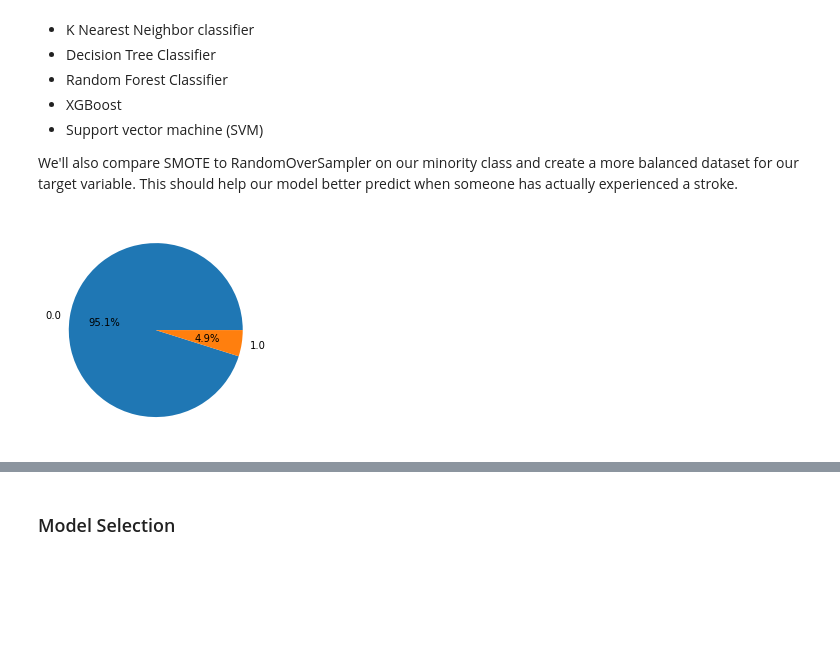
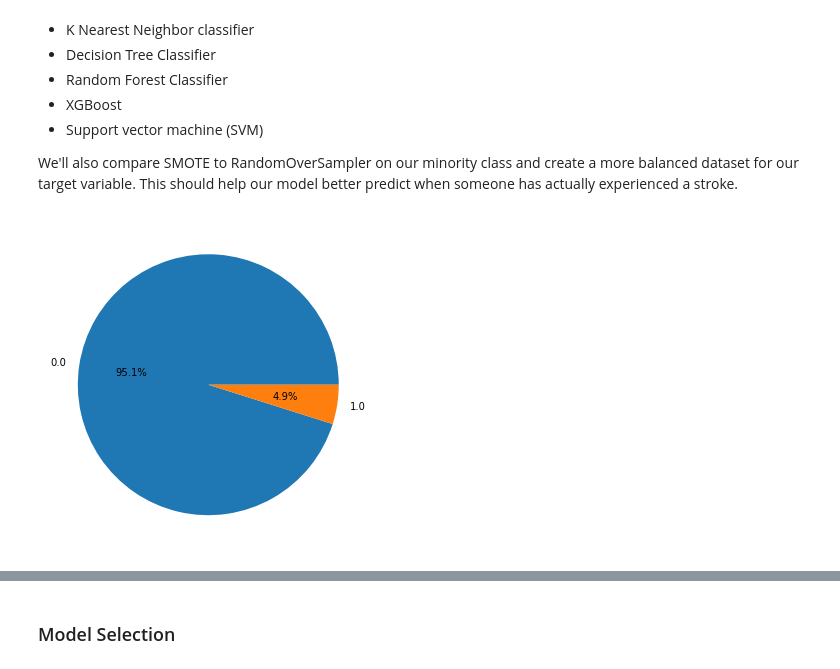
Before and after one commit to harte3/Group2_FlatironApprenticeshipCapstone, a Jupyter notebook: cleaned_notebook.ipynb, the cells around one changed output, grey strips where cells are left out. Saved outputs shown, nothing was run; the diff lists cells and outputs as text; code cells hidden in the pictures; blank space fills up the shorter version.

Commit message:
added additional charts

```diff
--- a/cleaned_notebook.ipynb
+++ b/cleaned_notebook.ipynb
@@ -386,9 +387,10 @@ Now that the dataset is cleaned, we can begin comparing the performance of vario
 We'll also compare SMOTE to RandomOverSampler on our minority class and create a more balanced dataset for our target variable. This should help our model better predict when someone has actually experienced a stroke.
 # %%
 target_dist = df['stroke'].value_counts()
+plt.figure(figsize=(8, 6))
 plt.pie(target_dist.values,
         labels = target_dist.index,
         autopct='%1.1f%%')
 plt.show()
 # %% [output]
-[figure, old version]
+[figure, new version]
```
Also changed, not shown: parts of 22 cells of this notebook, 1 other file.
